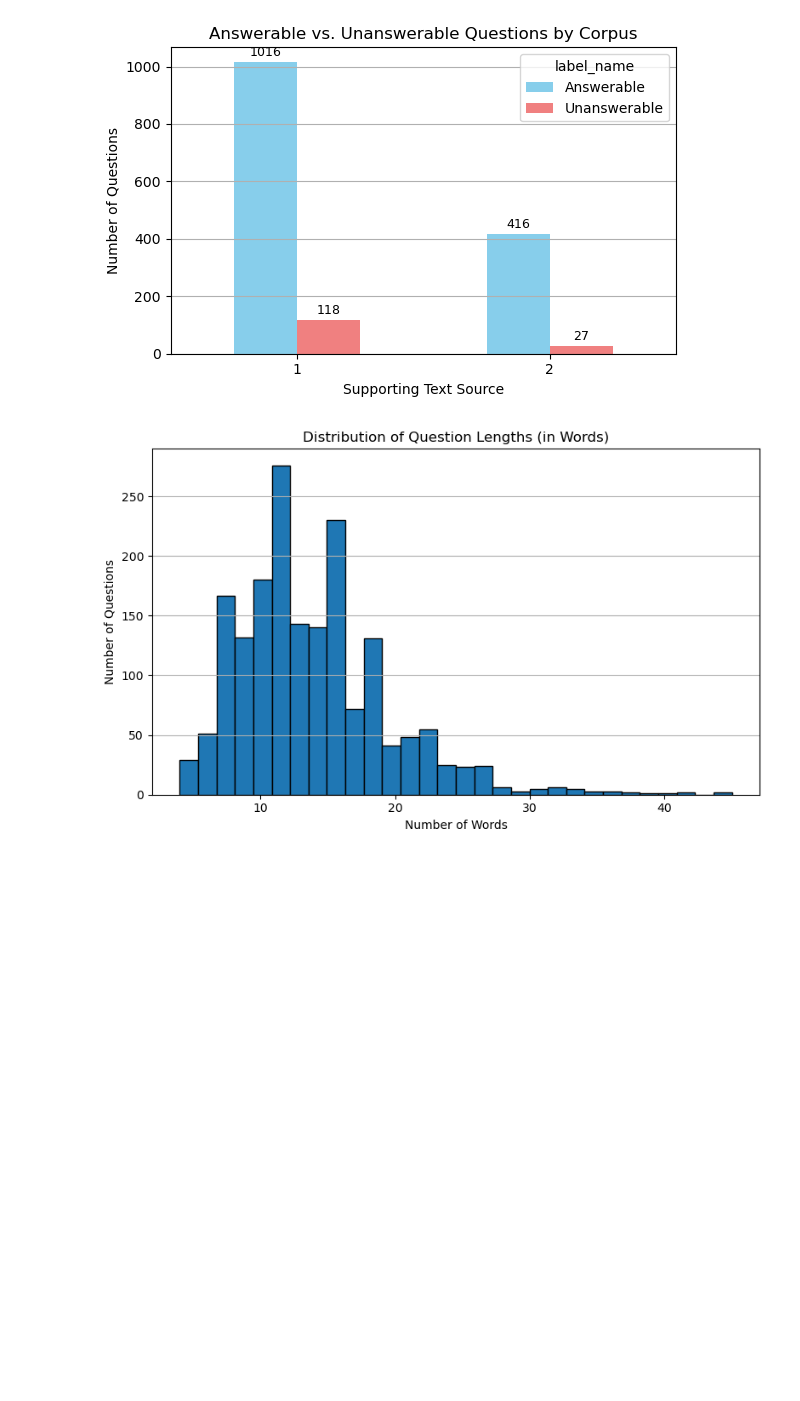
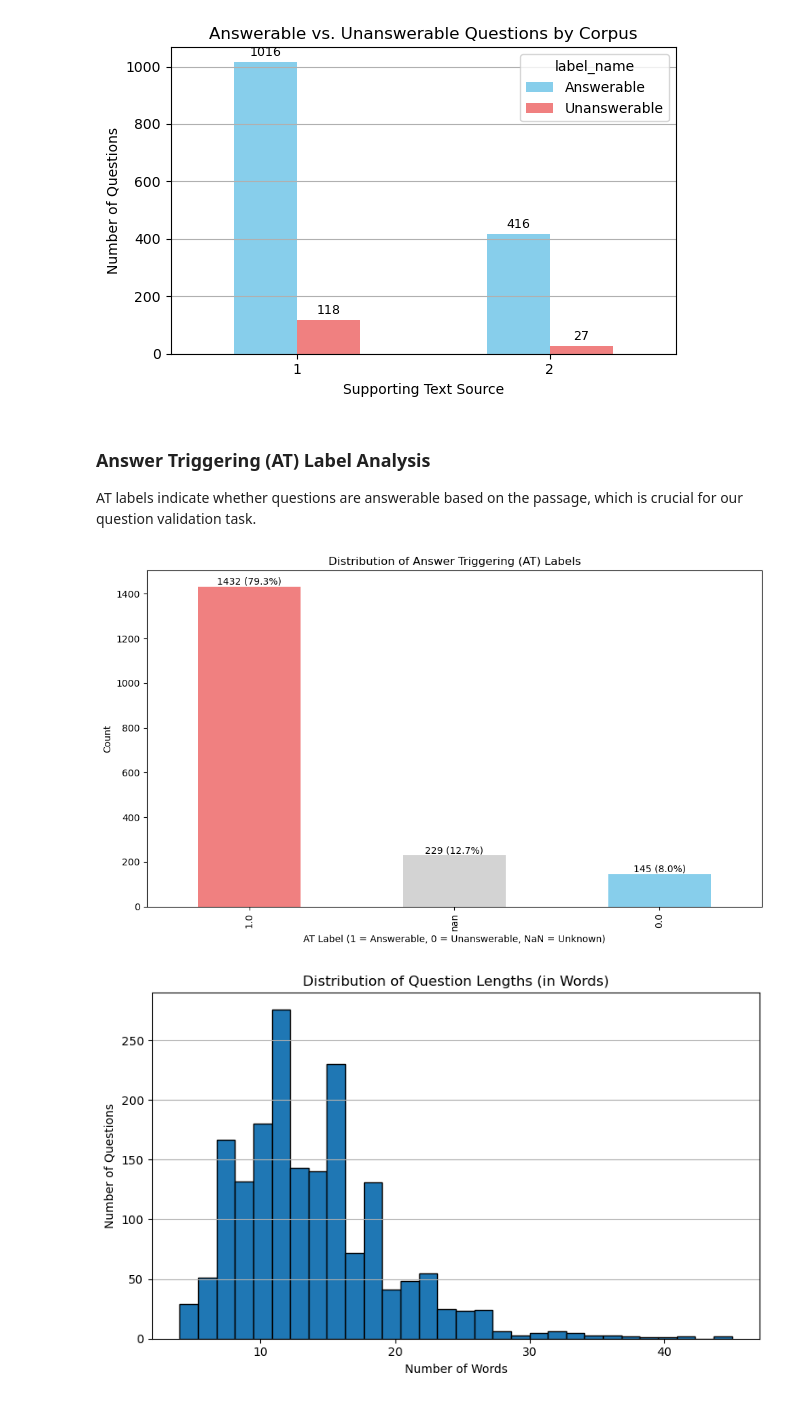
Before and after one commit to Sam-Mucyo/mcq-eval, a Jupyter notebook: milestones/m3/analysis.ipynb, the cells around one changed output. Cells and saved outputs as stored; diff of their text form; code cells hidden in the pictures; blank space fills up the shorter version.

```diff
--- a/milestones/m3/analysis.ipynb
+++ b/milestones/m3/analysis.ipynb
@@ -600,6 +603,30 @@ plt.tight_layout()
 plt.show()
 # %% [output]
 [figure]
+# %% [markdown]
+### Answer Triggering (AT) Label Analysis
+
+AT labels indicate whether questions are answerable based on the passage, which is crucial for our question validation task.
+# %%
+# Analyze AT labels
+at_counts = df_train['at_labels'].value_counts(dropna=False)
+at_percentage = at_counts / len(df_train) * 100
+
+plt.figure(figsize=(10, 6))
+colors = ['lightcoral', 'lightgray', 'skyblue']
+ax = at_counts.plot(kind='bar', color=colors)
+plt.title('Distribution of Answer Triggering (AT) Labels')
+plt.xlabel('AT Label (1 = Answerable, 0 = Unanswerable, NaN = Unknown)')
+plt.ylabel('Count')
+
+# Add count and percentage labels
+for i, (count, percentage) in enumerate(zip(at_counts, at_percentage)):
+    ax.text(i, count + 10, f'{count} ({percentage:.1f}%)', ha='center')
+
+plt.tight_layout()
+plt.show()
+# %% [output]
+[figure, added]
 # %%
 valid_questions = df_train['question_pt_origin'].dropna()
 
```
Also changed, not shown: parts of 4 cells of this notebook.
